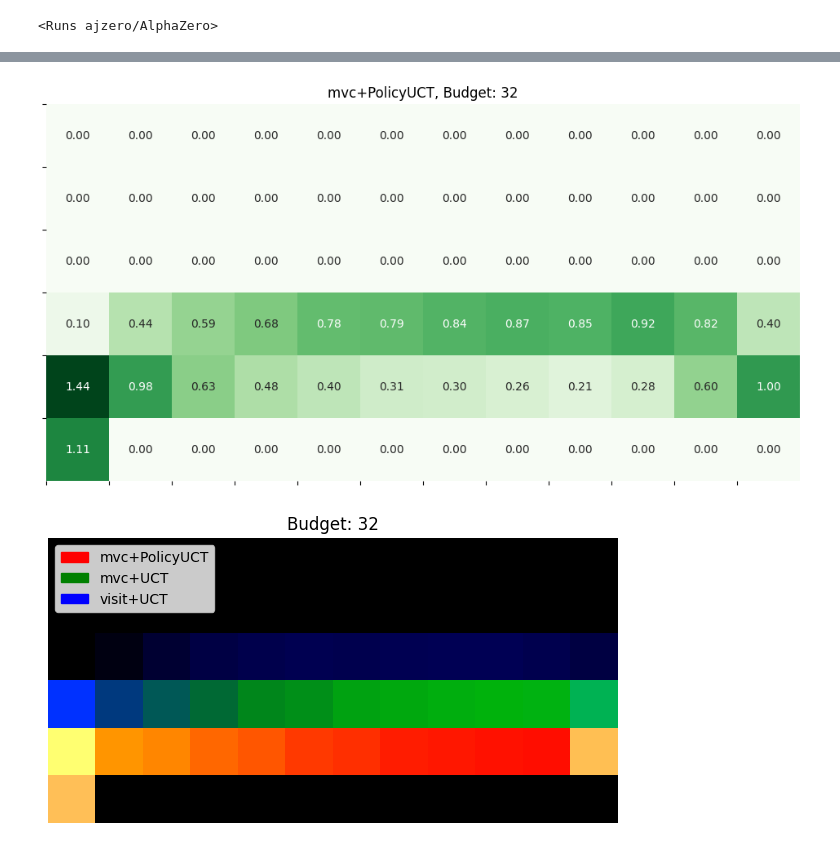
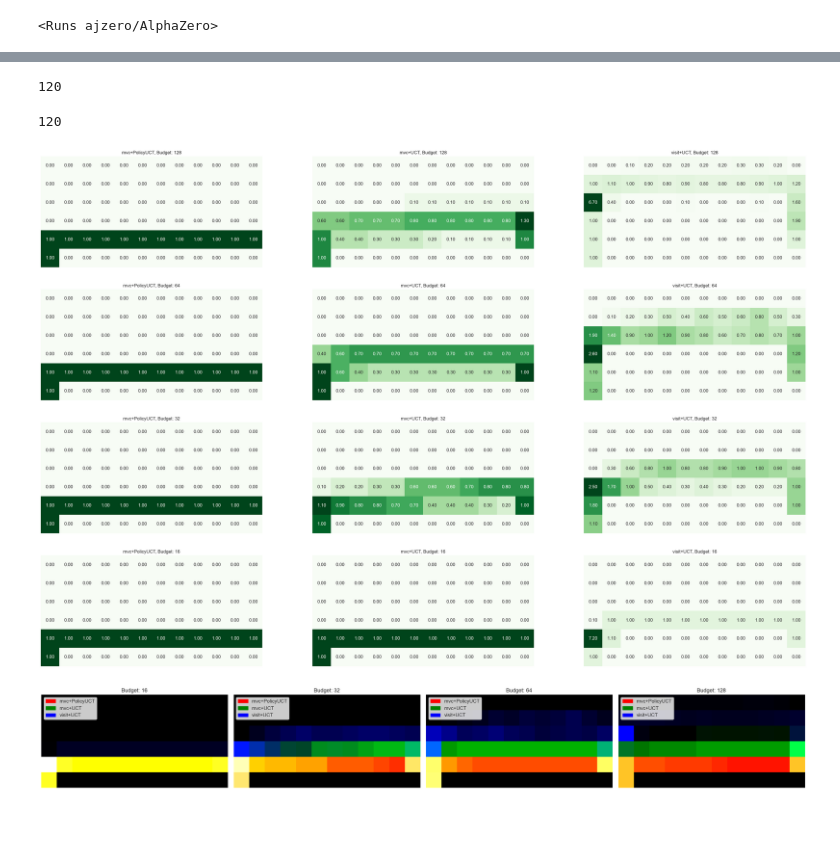
Before and after one commit to albinjal/GeneralAlphaZero, a Jupyter notebook: notebooks/plot_trajectories_refactor.ipynb, the cells around one changed output, grey strips where cells are left out. Cells and saved outputs as stored; diff of their text form; code cells hidden in the pictures; blank space fills up the shorter version.

```diff
--- a/notebooks/plot_trajectories_refactor.ipynb
+++ b/notebooks/plot_trajectories_refactor.ipynb
@@ -11,10 +11,11 @@ import matplotlib.pyplot as plt
 
 api = wandb.Api()
 entity, project = "ajzero", "AlphaZero"
+
 # tags = ['2024-04-12-15-31-26']
 # filters = {"tags": {"$in": tags}}
-runs = ["lucky-waterfall-2022"]
-filters = {"display_name": {"$in": runs }}
+tags = ["2024-05-03-14-26-29"]
+filters = {"tags": {"$in": tags}, "state": "finished"}
 runs = api.runs(entity + "/" + project, filters=filters)
 runs
 # %% [output]
@@ -41,15 +80,13 @@ df
+# %%
+# remove all trajectories with a length of 100
+print(aggregated_trajectories.apply(lambda x: len(x)).sum())
+filtered_aggregated_trajectories = aggregated_trajectories.apply(lambda x: [traj for traj in x if len(traj) != 100])
+# check the total number of trajectories
+filtered_aggregated_trajectories.apply(lambda x: len(x)).sum()
+# %% [output]
+120
+120
 # %%
-# filter out 128 planning budget
-# Assuming 'df' is your DataFrame
-df['policy_combination'] = df['tree_evaluation_policy'] + "+" + df['selection_policy']
-
-# Group the DataFrame by both 'policy_combination' and 'planning_budget'
-grouped = df.groupby(['policy_combination', 'planning_budget'])['trajectories']
-
-
-# Aggregate the trajectories lists within each group
-aggregated_trajectories = grouped.sum()
-
 # Define functions to calculate coordinates and density
 def obs_to_cords(state, ncols):
     row, col = divmod(state, ncols)
@@ -59,35 +96,35 @@ def calculate_density(trajectories, ncols, nrows):
     density = np.zeros((nrows, ncols))
     for trajectory in trajectories:
         for state in trajectory:
             row, col = obs_to_cords(state, ncols)
             density[row, col] += 1
     return density
 
 # Determine the number of unique policy combinations and planning budgets
 n_policies = len(df['policy_combination'].unique())
 n_budgets = len(df['planning_budget'].unique())
 
 # Prepare the plot
 fig, axs = plt.subplots(n_budgets, n_policies, figsize=(ncols * n_policies, nrows * n_budgets))
 
 # Plot each subgroup
-for (policy_combination, planning_budget), trajectories in aggregated_trajectories.items():
+for (policy_combination, planning_budget), trajectories in filtered_aggregated_trajectories.items():
     i = df['planning_budget'].unique().tolist().index(planning_budget)
     j = df['policy_combination'].unique().tolist().index(policy_combination)
     density = calculate_density(trajectories, ncols, nrows) / len(trajectories)
     ax = axs[i][j] if n_budgets > 1 and n_policies > 1 else axs
     sns.heatmap(density, ax=ax, cmap='Greens', cbar=False, annot=True, fmt='.2f')
     ax.set_xticks(range(ncols))
     ax.set_yticks(range(nrows))
     ax.set_aspect('equal')  # Set aspect ratio to be equal, making each cell square
     # set subtitle
     ax.set_title(f"{policy_combination}, Budget: {planning_budget}")
 
 
 
 plt.show()
 # %% [output]
-[figure, old version]
+[figure, new version]
 # %%
 import matplotlib.patches as mpatches
 grouped = df.groupby(['planning_budget', 'policy_combination'])['trajectories'].sum()
@@ -124,4 +161,4 @@ plt.tight_layout()
 plt.savefig("outfiles/dist_training_cliff_rgb.pdf")
 plt.show()
 # %% [output]
-[figure, old version]
+[figure, new version]
```
Also changed, not shown: parts of 3 cells of this notebook, 2 other files.
